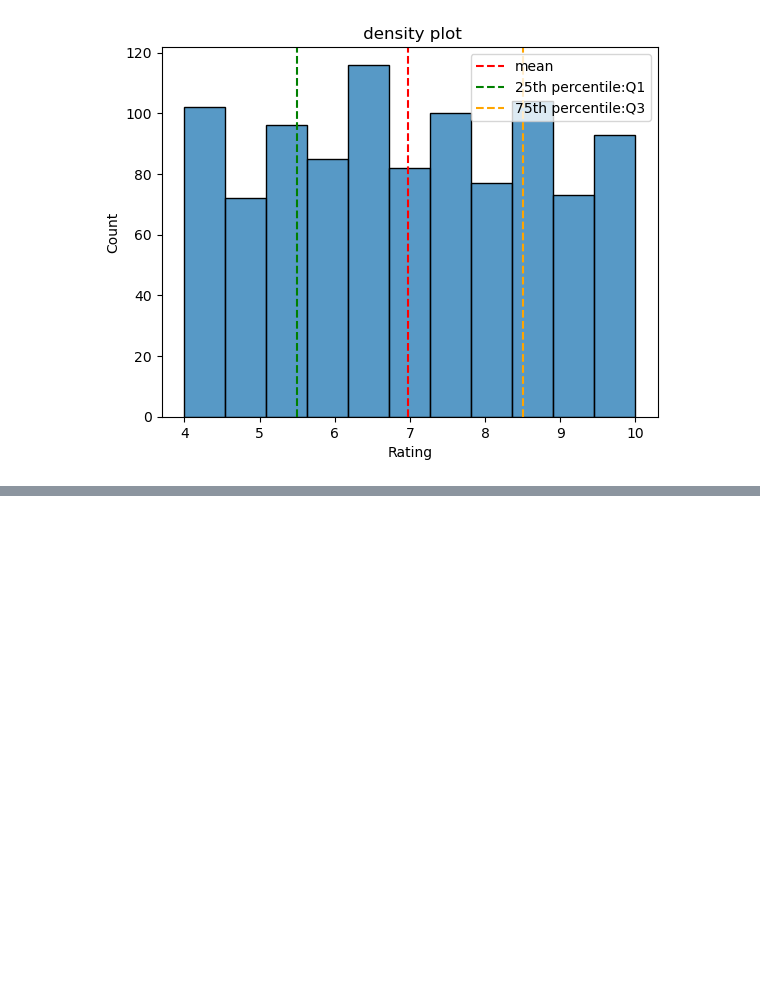
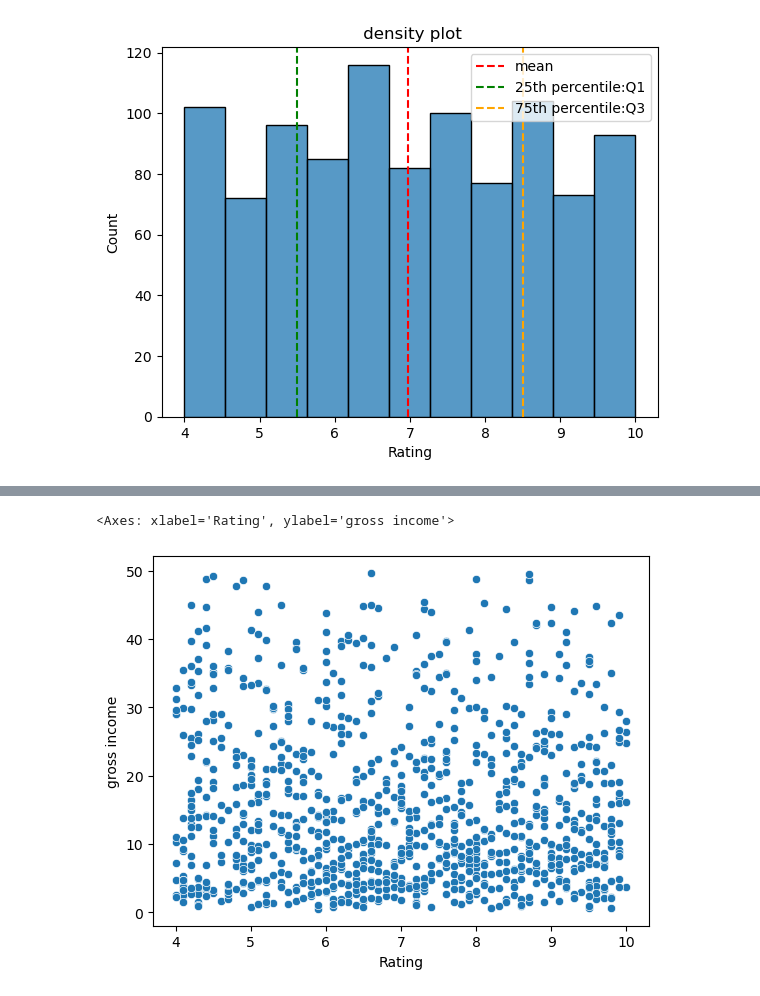
Before and after one commit to FariH004/Supermarket-Sales-Analysis, a Jupyter notebook: code.ipynb, the cells around one changed output, grey strips where cells are left out. Drawn from its saved outputs; the diff is of its cells as text; code cells hidden in the pictures; blank space fills up the shorter version.

```diff
--- a/code.ipynb
+++ b/code.ipynb
@@ -225,0 +256,6 @@ Text(0.5, 1.0, ' density plot')
+# %%
+# Create a scatter plot for 'Rating' against 'gross income'
+sns.scatterplot(x='Rating', y='gross income', data=sales)
+# %% [output]
+<Axes: xlabel='Rating', ylabel='gross income'>
+[figure, added]
```
Also changed, not shown: parts of 2 cells of this notebook.
